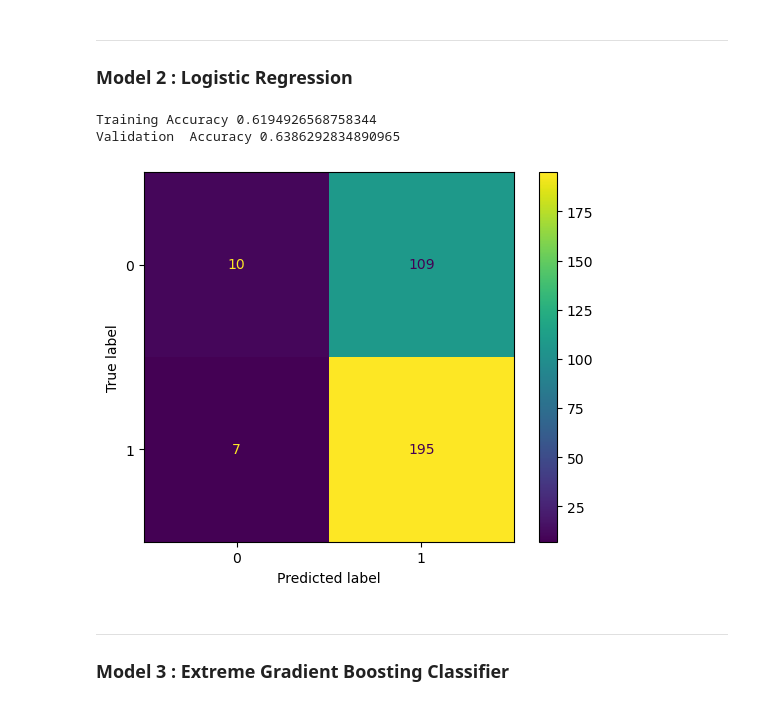
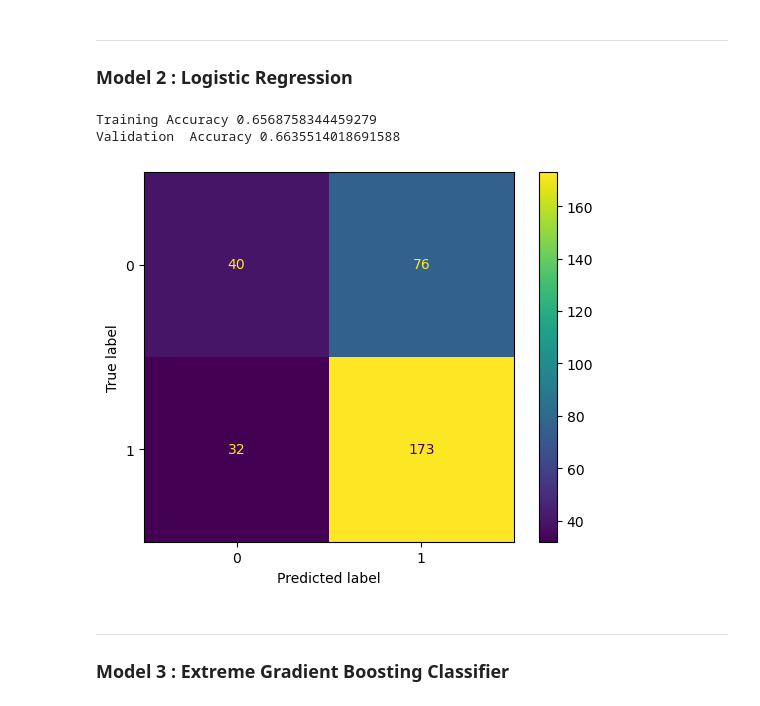
Before and after one commit to arkochatterjee/qmul-mLEnd-project, a Jupyter notebook: advanced.ipynb, the cells around one changed output. Drawn from its saved outputs; the diff is of its cells as text; code cells hidden in the pictures.

```diff
--- a/advanced.ipynb
+++ b/advanced.ipynb
@@ -555,6 +578,6 @@ array([0, 1, 0, ..., 0, 1, 1])
 # %%
-# SL = 0.05
-# data_modeled, selected_columns = backwardElimination(X.values, y_n, SL, selected_columns.values)
+SL = 0.05 # choosing a significance value of 0.05
+data_modeled, selected_columns = backwardElimination(X.values, y_n, SL, selected_columns.values)
 # %%
-# X = pd.DataFrame(data = data_modeled, columns = selected_columns)
-# X
+X = pd.DataFrame(data = data_modeled, columns = selected_columns)
+X
@@ -577,19 +614,3 @@ X_train.shape, X_val.shape, y_train.shape, y_val.shape
 # 8 Results
 
 ### Model 1 : SVC (Support Vector Classifier)
-# %%
-from sklearn import svm
-
-model  = svm.SVC(C=1)
-model.fit(X_train,y_train)
-
-yt_p = model.predict(X_train)
-yv_p = model.predict(X_val)
-
-print('Training Accuracy', np.mean(yt_p==y_train))
-print('Validation  Accuracy', np.mean(yv_p==y_val))
-print('The support vectors are', model.support_vectors_.shape)
-
-
-plot_confusion_matrix(model, X_val, y_val)
-plt.show()
@@ -629,21 +660,33 @@ The support vectors are (745, 12)
 # %%
 from sklearn.linear_model import LogisticRegression
 
 logisticRegr = LogisticRegression(max_iter=1000)
-logisticRegr.fit(X_train,y_train)
+logisticRegr.fit(X_train_n,y_train)
 
-yt_p1 = logisticRegr.predict(X_train)
-yv_p1 = logisticRegr.predict(X_val)
+yt_p1 = logisticRegr.predict(X_train_n)
+yv_p1 = logisticRegr.predict(X_val_n)
 
 print('Training Accuracy', np.mean(yt_p1==y_train))
 print('Validation  Accuracy', np.mean(yv_p1==y_val))
 
-plot_confusion_matrix(logisticRegr, X_val, y_val)
+plot_confusion_matrix(logisticRegr, X_val_n, y_val)
+
+'''
+Using Z score normalized predictors!
+
+Analysis :
+
+- labels [ 0 represents british and 1 represents westend ]
+- accuracy took a slight hit, however the issue persists of predicting TP (westend) more
+
+'''
+
+
 plt.show()
 # %% [output]
-Training Accuracy 0.6194926568758344
-Validation  Accuracy 0.6386292834890965
+Training Accuracy 0.6568758344459279
+Validation  Accuracy 0.6635514018691588
-[figure, old version]
+[figure, new version]
 # %% [markdown]
 ---
 ### Model 3 : Extreme Gradient Boosting Classifier
```
Also changed, not shown: parts of 21 cells of this notebook, 1 other file.
